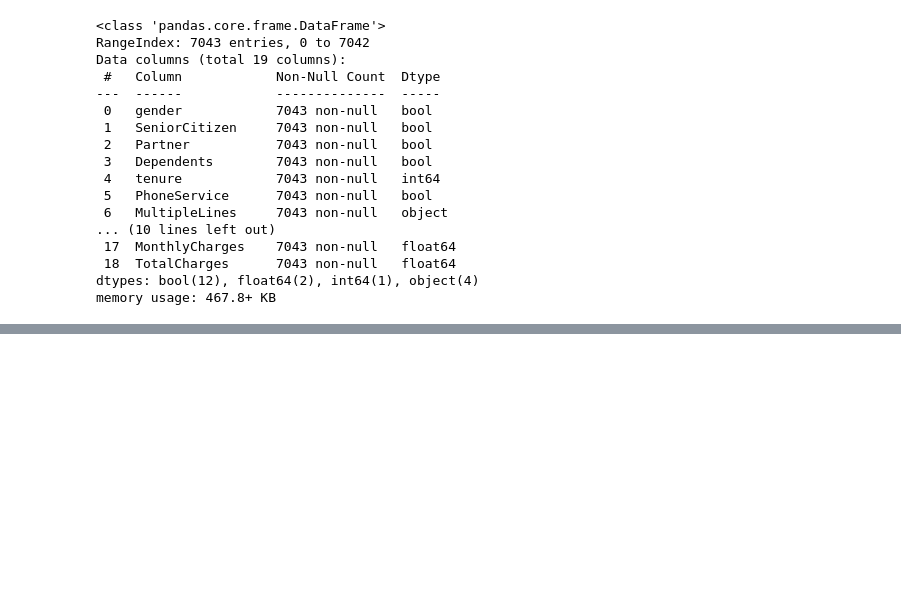
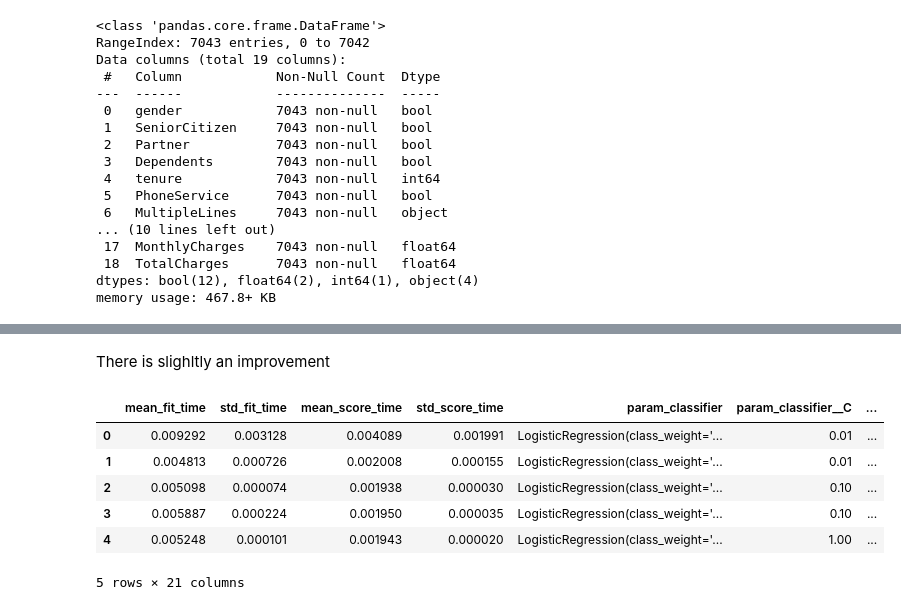
Before and after one commit to ali-dmr/customer-churn-prediction, a Jupyter notebook: model.ipynb, the cells around one changed output, grey strips where cells are left out. Cells and saved outputs as stored; diff of their text form; code cells hidden in the pictures; blank space fills up the shorter version.

```diff
--- a/model.ipynb
+++ b/model.ipynb
@@ -264,0 +356,14 @@ results.sort_values("mean_test_score", ascending=False)[["param_classifier", "me
+# %% [markdown]
+There is slighltly an improvement
+# %%
+cv_df = pd.DataFrame(grid.cv_results_)
+# %%
+cv_df.head()
+# %% [output]
+|  | mean_fit_time | std_fit_time | mean_score_time | std_score_time | param_classifier | param_classifier__C | ... |
+| 0 | 0.009292 | 0.003128 | 0.004089 | 0.001991 | LogisticRegression(class_weight='... | 0.01 | ... |
+| 1 | 0.004813 | 0.000726 | 0.002008 | 0.000155 | LogisticRegression(class_weight='... | 0.01 | ... |
+| 2 | 0.005098 | 0.000074 | 0.001938 | 0.000030 | LogisticRegression(class_weight='... | 0.10 | ... |
+| 3 | 0.005887 | 0.000224 | 0.001950 | 0.000035 | LogisticRegression(class_weight='... | 0.10 | ... |
+| 4 | 0.005248 | 0.000101 | 0.001943 | 0.000020 | LogisticRegression(class_weight='... | 1.00 | ... |
+5 rows × 21 columns
```
Also changed, not shown: parts of 27 cells of this notebook.
